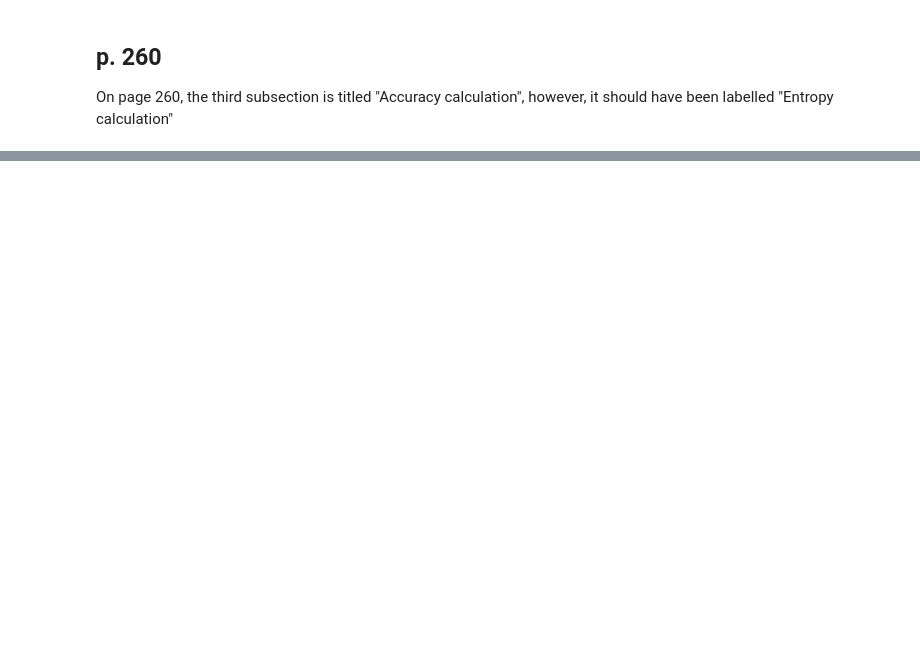
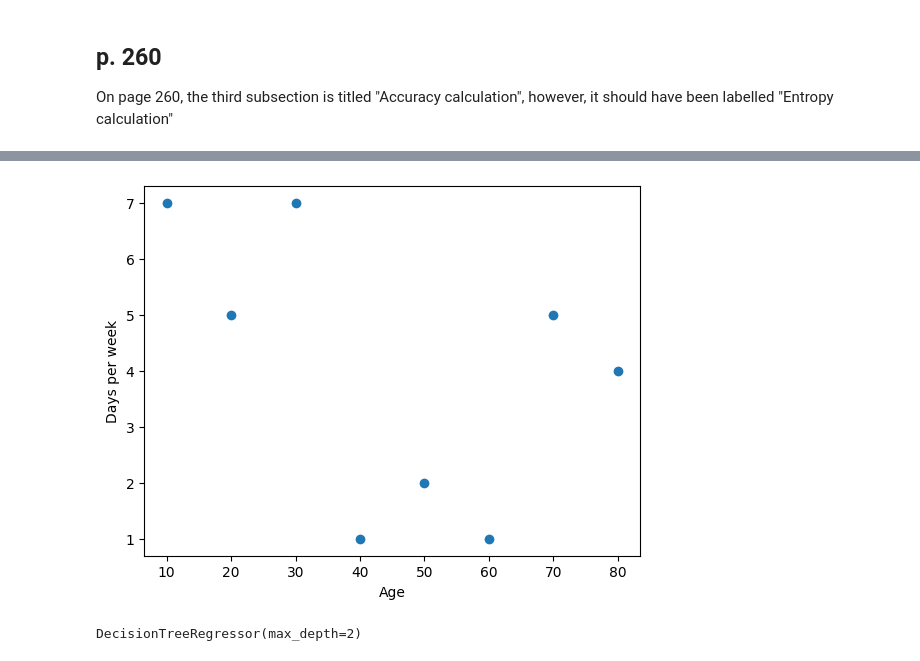
Before and after one commit to EvgeniiZorin/Booknotes_Grokking-Machine-Learning_Luis-G-Serrano, a Jupyter notebook: notes.ipynb, the cells around one changed output, grey strips where cells are left out. Cells and saved outputs as stored; diff of their text form; code cells hidden in the pictures; blank space fills up the shorter version.

```diff
--- a/notes.ipynb
+++ b/notes.ipynb
@@ -864,0 +1057,23 @@ On page 260, the third subsection is titled "Accuracy calculation", however, it
+# %%
+"""
+Predict the level of engagement of the users in terms of how manyh days per week they used it. Based on feature - age.
+
+From this dataset, we have roughly three clusters. Thus, a prediction
+like this one would make sense:
+- If the user is 34 years old or younger, the engagement is 6 days per week.
+- If the user is between 35 and 64, the engagement is 1 day per week.
+- If the user is 65 or older, the engagement is 3.5 days per week.
+"""
+features = [[10],[20],[30],[40],[50],[60],[70],[80]]
+labels = [7,5,7,1,2,1,5,4]
+plt.scatter(features, labels)
+plt.xlabel("Age")
+plt.ylabel("Days per week")
+plt.show()
+# %% [output]
+[figure, added]
+# %%
+dt_regressor = DecisionTreeRegressor(max_depth=2)
+dt_regressor.fit(features, labels)
+# %% [output]
+DecisionTreeRegressor(max_depth=2)
```
Also changed, not shown: parts of 14 cells of this notebook, 1 other file.
